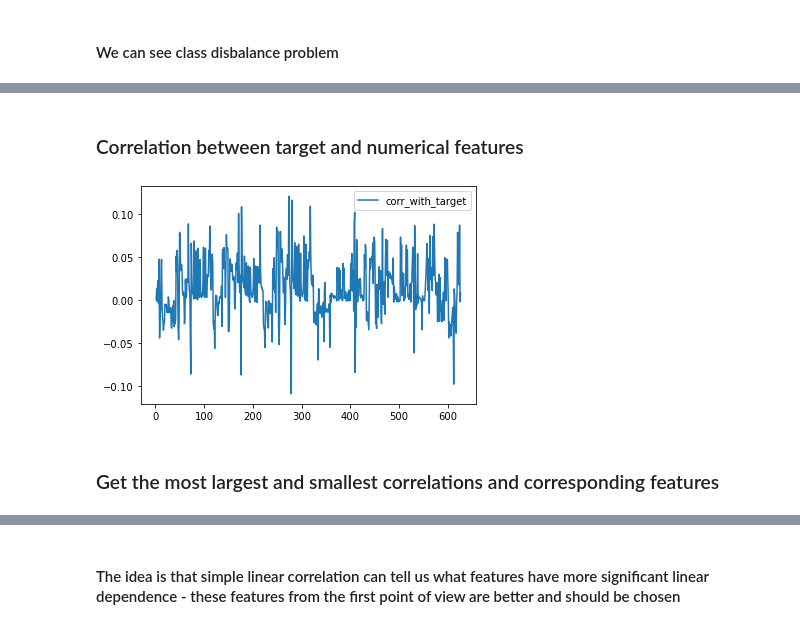
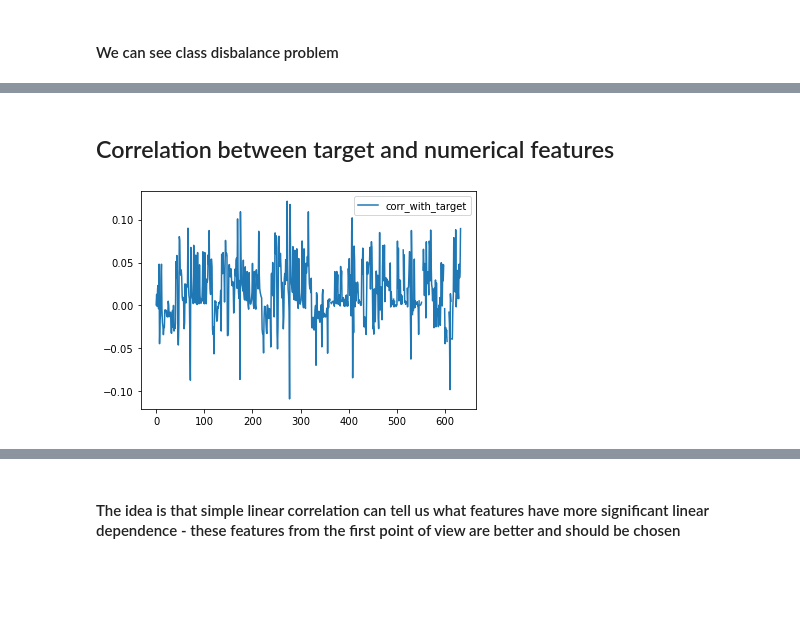
Before and after one commit to SergeyPetrakov/sber_hack, a Jupyter notebook: sber_hack_code.ipynb, the cells around one changed output, grey strips where cells are left out. Drawn from its saved outputs; the diff is of its cells as text; code cells hidden in the pictures; blank space fills up the shorter version.

```diff
--- a/sber_hack_code.ipynb
+++ b/sber_hack_code.ipynb
@@ -65,0 +252,2 @@ Name: TARGET, dtype: int64
+# %%
+train = numeric_data.drop(['TARGET'], axis = 1).merge(cat_data, left_index=True, right_index=True)
@@ -66,20 +256,19 @@ Name: TARGET, dtype: int64
+# %%
+train = train.drop(['x_0', 'x_1'], axis = 1)
+# %% [markdown]
+## Correlation between target and numerical features
+# %%
+features = train.drop(['TARGET'], axis = 1)
+target = train['TARGET']
 # %%
-df_numerics_only = train_part1.select_dtypes(include=np.number)
-target = df_numerics_only.TARGET
-
-df_numerics_only = df_numerics_only.apply(lambda x: x.fillna(x.mean()),axis=0)
-cols = df_numerics_only.columns
+cols = features.columns
 l = []
 for i in range(len(cols)):
-    l.append(target.corr(df_numerics_only.loc[:,cols[i]]))
+    l.append(target.corr(train.loc[:,cols[i]]))
-# %% [markdown]
-### Correlation between target and numerical features
 # %%
-corr_data = pd.DataFrame([cols, l]).T.iloc[:628,:].dropna()
+corr_data = pd.DataFrame([cols, l]).T.iloc[:,:]
 corr_data = corr_data.rename(columns={0:'feature', 1:'corr_with_target'})
 corr_data['corr_with_target'] = pd.to_numeric(corr_data['corr_with_target'])
 corr_data.plot();
 # %% [output]
-[figure, old version]
+[figure, new version]
-# %% [markdown]
-### Get the most largest and smallest correlations and corresponding features
```
Also changed, not shown: parts of 185 cells of this notebook.
